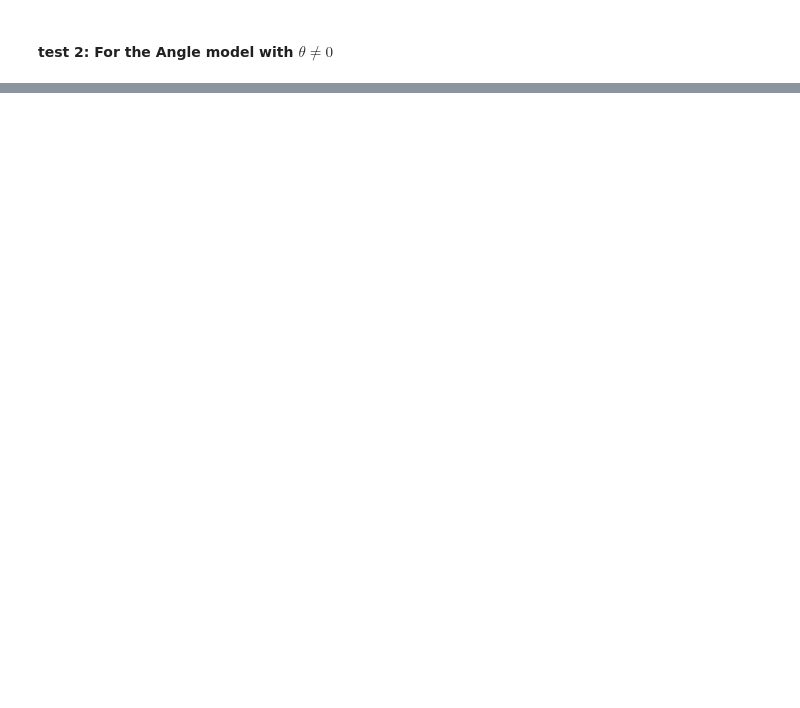
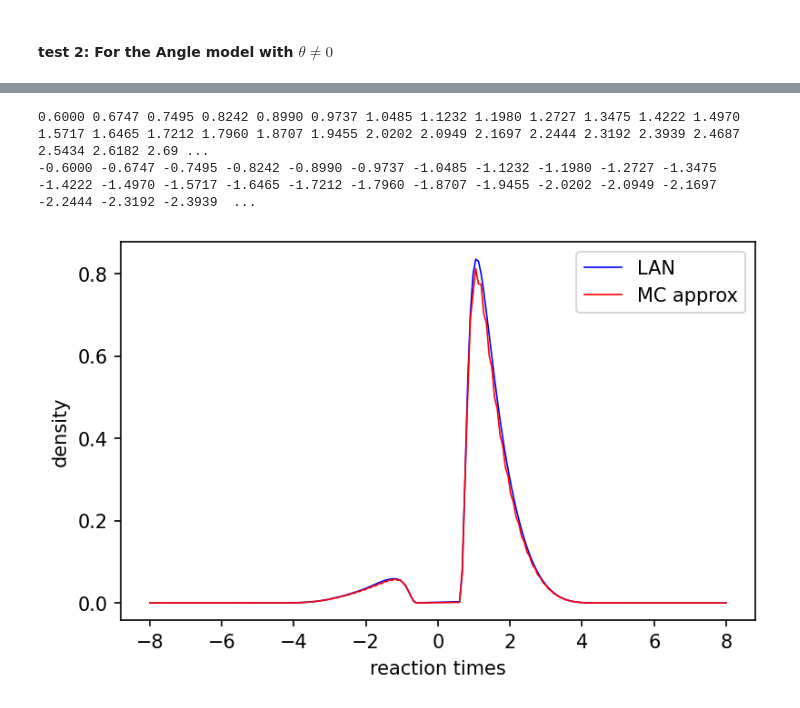
Before and after one commit to RiverFlowsInYou98/DDM, a Jupyter notebook: HDDM/angle.ipynb, the cells around one changed output, grey strips where cells are left out. Cells and saved outputs as stored; diff of their text form; code cells hidden in the pictures; blank space fills up the shorter version.

```diff
--- a/HDDM/angle.ipynb
+++ b/HDDM/angle.ipynb
@@ -521,0 +372,48 @@ print("relative err:", "{:.5%}".format(np.abs(prob1 - prob4) / prob1))
+# %%
+mc = MC_Angle(mu=mu, a=a, z=z, t_nd=t_nd, theta=theta, dt=0.0002, Nx=200)
+
+T_list = np.linspace(.6, 8, 100)
+rT_list = np.hstack((T_list, T_list)).reshape(-1, 1)
+choice_list = np.hstack((np.ones(T_list.shape), -np.ones(T_list.shape))).reshape(-1, 1)
+para_matrix = np.tile(np.array([mu, a, z, t_nd, theta]), (200, 1))
+network_input = np.hstack((para_matrix, rT_list, choice_list)).astype(np.float32)
+prob4_list = np.exp(lan_angle(network_input))
+
+prob2_list = []
+for T in T_list:
+    print("{:.4f}".format(T), end=" ")
+    prob2 = mc.ExitProb_dp(T=T, s=mc.upper_bdy(T-mc.t_nd)) / mc.dt
+    prob2_list.append(prob2)
+    gc.collect()
+print()
+for T in T_list:
+    print("{:.4f}".format(-T), end=" ")
+    prob2 = mc.ExitProb_dp(T=T, s=mc.lower_bdy(T-mc.t_nd)) / mc.dt
+    prob2_list.append(prob2)
+    gc.collect()
+# %% [output]
+0.6000 0.6747 0.7495 0.8242 0.8990 0.9737 1.0485 1.1232 1.1980 1.2727 1.3475 1.4222 1.4970 1.5717 1.6465 1.7212 1.7960 1.8707 1.9455 2.0202 2.0949 2.1697 2.2444 2.3192 2.3939 2.4687 2.5434 2.6182 2.69 ...
+-0.6000 -0.6747 -0.7495 -0.8242 -0.8990 -0.9737 -1.0485 -1.1232 -1.1980 -1.2727 -1.3475 -1.4222 -1.4970 -1.5717 -1.6465 -1.7212 -1.7960 -1.8707 -1.9455 -2.0202 -2.0949 -2.1697 -2.2444 -2.3192 -2.3939  ...
+# %%
+sort_idx = np.argsort(network_input[:, -2] * network_input[:, -1])
+signedT_list = (network_input[:, -2] * network_input[:, -1])[sort_idx]
+prob4_list = prob4_list[sort_idx]
+prob2_list = np.array(prob2_list)[sort_idx]
+
+fig, ax = plt.subplots(figsize=(6, 3.6), dpi=150)
+ax.plot(signedT_list, prob4_list, label="LAN", lw=0.8, c="b")
+ax.plot(signedT_list, prob2_list, label="MC approx", lw=0.8, c="r")
+
+# ax.hist(
+#     np.squeeze(out[0]) * np.squeeze(out[1]),
+#     histtype="step",
+#     bins=40,
+#     color="black",
+#     density=True,
+# )
+ax.set_xlabel("reaction times")
+ax.set_ylabel("density")
+ax.legend()
+plt.show()
+# %% [output]
+[figure, added]
```
Also changed, not shown: parts of 22 cells of this notebook, 1 other file.
